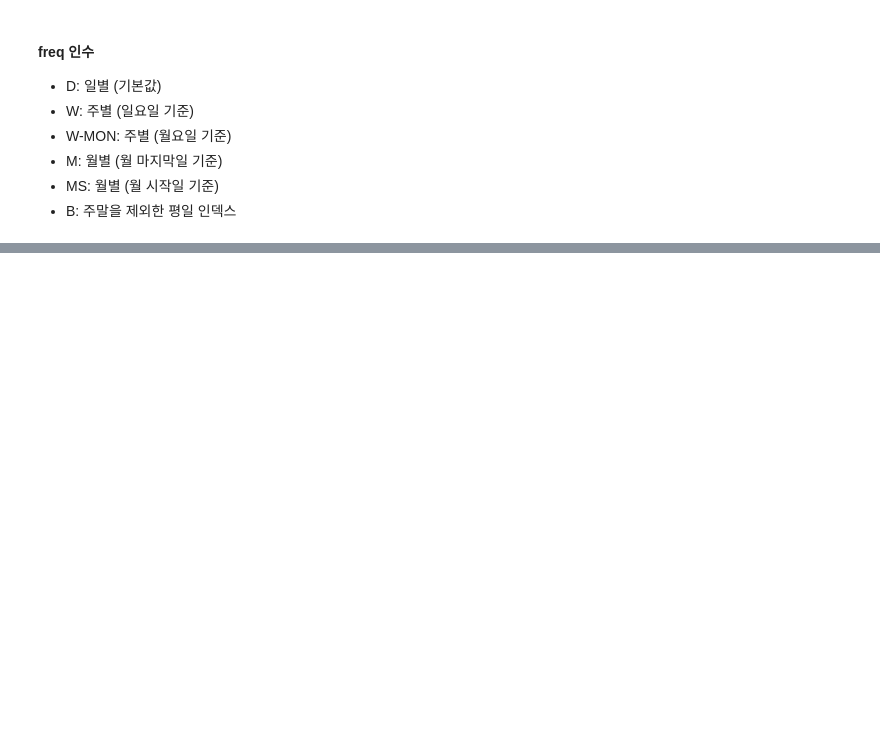
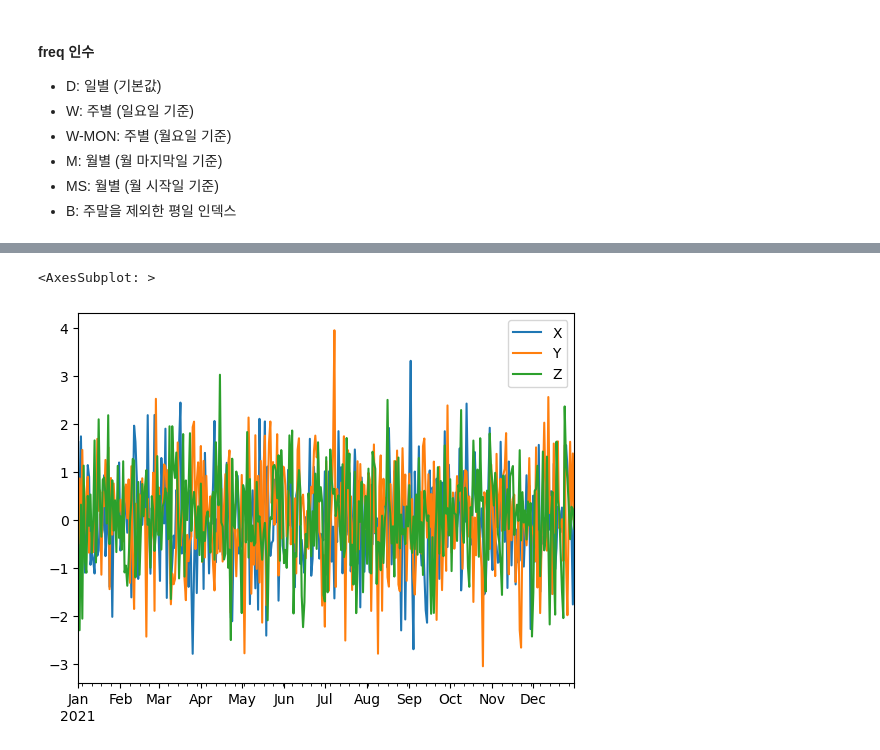
Before and after one commit to chae-zero/TWL, a Jupyter notebook: kimyoo04/Pandas/Pandas Study.ipynb, the cells around one changed output, grey strips where cells are left out. Saved outputs shown, nothing was run; the diff lists cells and outputs as text; code cells hidden in the pictures; blank space fills up the shorter version.

```diff
--- a/kimyoo04/Pandas/Pandas Study.ipynb
+++ b/kimyoo04/Pandas/Pandas Study.ipynb
@@ -905,0 +1125,8 @@ DatetimeIndex(['2020-01-01', '2020-02-01', '2020-03-01', '2020-04-01',
+# %%
+np. random.seed(1)
+
+ts_data = np.random.randn(365, 3)
+ts_idx = pd.date_range(start='2021-01-01', periods=365, freq='D')
+
+ts_df = pd.DataFrame(ts_data, index=ts_idx)
+ts_df.head()
@@ -905,0 +1140,3 @@ DatetimeIndex(['2020-01-01', '2020-02-01', '2020-03-01', '2020-04-01',
+# %%
+ts_df.columns = ['X', 'Y', 'Z']
+ts_df.head()
@@ -905,0 +1150,5 @@ DatetimeIndex(['2020-01-01', '2020-02-01', '2020-03-01', '2020-04-01',
+# %%
+ts_df.plot()
+# %% [output]
+<AxesSubplot: >
+[figure, added]
```
Also changed, not shown: parts of 25 cells of this notebook, 1 other file.
